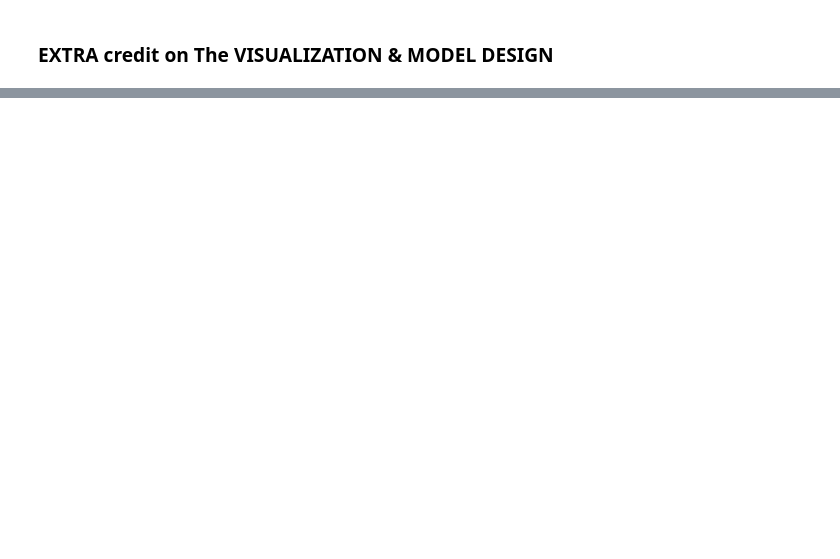
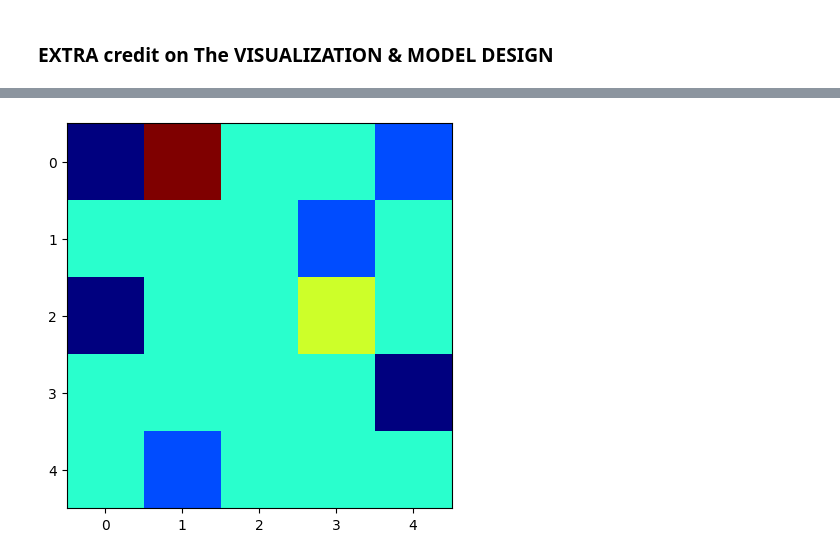
Before and after one commit to DanyalKhan21/COSC4368GroupAssignment, a Jupyter notebook: YM AI.ipynb, the cells around one changed output, grey strips where cells are left out. Saved outputs shown, nothing was run; the diff lists cells and outputs as text; code cells hidden in the pictures; blank space fills up the shorter version.

```diff
--- a/YM AI.ipynb
+++ b/YM AI.ipynb
@@ -913,2 +798,98 @@ Dropoff locations: {(0, 0): 0, (2, 0): 0, (3, 4): 0}
 # %% [markdown]
 <h3>EXTRA credit on The VISUALIZATION  & MODEL DESIGN</h3>
+# %%
+import numpy as np
+import matplotlib.pyplot as plt
+
+# Grid dimensions
+GRID_SIZE = 5
+
+# Agent state initialization (x, y, carrying)
+agent_states = [(2, 2, False), (4, 2, False), (0, 2, False)]
+
+# Pickups and dropoffs
+pickups = {(0, 4): 5, (1, 3): 5, (4, 1): 5}
+dropoffs = {(0, 0): 0, (2, 0): 0, (3, 4): 0}
+
+# Define actions (moving 1 cell North, South, East, or West)
+actions = {'N': (-1, 0), 'S': (1, 0), 'E': (0, 1), 'W': (0, -1)}
+
+def is_valid_position(position):
+    x, y = position
+    return 0 <= x < GRID_SIZE and 0 <= y < GRID_SIZE
+
+def move_agent(agent_state, action):
+    x, y, carrying = agent_state
+    move_x, move_y = actions[action]
+    new_position = (x + move_x, y + move_y)
+    if is_valid_position(new_position):
+        return (new_position[0], new_position[1], carrying)
+    else:
+        return agent_state  # Return the original state if the move is invalid
+
+def update_pickup_dropoff(agent_state):
+    x, y, carrying = agent_state
+    # Check if we're at a pickup location and not carrying anything
+    if (x, y) in pickups and pickups[(x, y)] > 0 and not carrying:
+        pickups[(x, y)] -= 1
+        carrying = True
+    # Check if we're at a dropoff location and carrying something
+    elif (x, y) in dropoffs and carrying:
+        if dropoffs[(x, y)] < 5:
+            dropoffs[(x, y)] += 1
+            carrying = False
+    return (x, y, carrying)
+
+def all_pickups_delivered():
+    return all(value == 5 for value in dropoffs.values())
+
+# Visualization function
+def plot_grid(agent_states):
+    grid = np.zeros((GRID_SIZE, GRID_SIZE))
+    plt.figure(figsize=(5, 5))
+    for idx, state in enumerate(agent_states):
+        x, y, _ = state
+        grid[x, y] = idx + 1  # Different integer for each agent
+    for pickup in pickups:
+        x, y = pickup
+        grid[x, y] = -1  # Negative value for pickup locations
+    for dropoff in dropoffs:
+        x, y = dropoff
+        grid[x, y] = -2  # Another negative value for dropoff locations
+    plt.imshow(grid, cmap='jet')
+    plt.show()
+
+# Function to print the current status
+def print_status(agent_states, pickups, dropoffs):
+    print("Agents' Status:")
+    for i, (x, y, carrying) in enumerate(agent_states, start=1):
+        print(f"  Agent {i}: Position ({x}, {y}), Carrying: {'Yes' if carrying else 'No'}")
+    print("\nPickups' Status:")
+    for location, count in pickups.items():
+        print(f"  Location {location}: Blocks remaining {count}")
+    print("\nDropoffs' Status:")
+    for location, count in dropoffs.items():
+        print(f"  Location {location}: Blocks delivered {count}")
+    print('-' * 30)
+
+# Simulation loop
+def simulate_agents():
+    while not all_pickups_delivered():
+        plot_grid(agent_states)  # Visualize the grid and agents
+        for i, agent_state in enumerate(agent_states):
+            action = np.random.choice(list(actions.keys()))  # Random action
+            new_agent_state = move_agent(agent_state, action)  # Move agent
+            new_agent_state = update_pickup_dropoff(new_agent_state)  # Try to pick up or drop off
+            agent_states[i] = new_agent_state
+
+        print_status(agent_states, pickups, dropoffs)  # Print the status after each move
+
+        # Check if the task is completed
+        if all_pickups_delivered():
+            print("Task Completed: All dropoff locations have 5 blocks each.")
+            break
+
+        plt.pause(1)  # Pause to slow down the simulation loop for visualization
+
+simulate_agents()
+# %% [output]
@@ -914,0 +912 @@ Dropoff locations: {(0, 0): 0, (2, 0): 0, (3, 4): 0}
+[figure, added]
```
Also changed, not shown: parts of 2 cells of this notebook.
